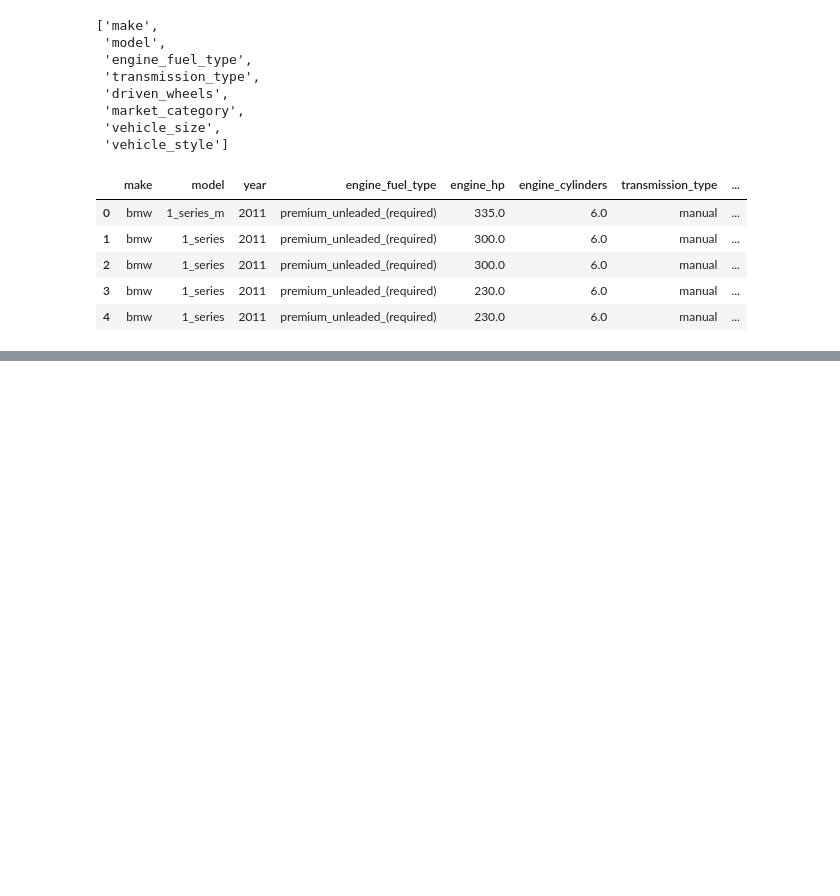
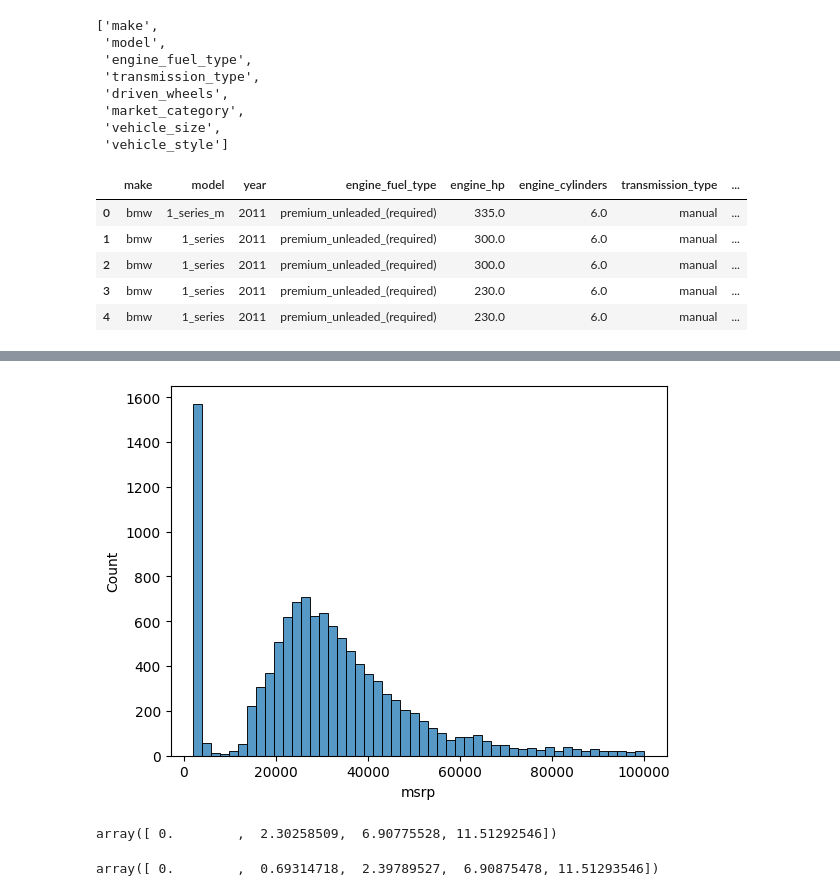
Before and after one commit to 16danielvm/MLZoomCamp, a Jupyter notebook: 02_regression/02_regression.ipynb, the cells around one changed output, grey strips where cells are left out. Saved outputs shown, nothing was run; the diff lists cells and outputs as text; code cells hidden in the pictures; blank space fills up the shorter version.

```diff
--- a/02_regression/02_regression.ipynb
+++ b/02_regression/02_regression.ipynb
@@ -63,0 +102,14 @@ df.head()
+# %%
+sns.histplot(df.msrp[df.msrp <100000], bins=50)
+plt.show()
+# %% [output]
+[figure, added]
+# %%
+np.log([1,10,1000,100000])
+# %% [output]
+array([ 0.        ,  2.30258509,  6.90775528, 11.51292546])
+# %%
+#log1p es una función que hace lo mismo que log pero para números muy pequeños suma 1 para evitar errores de redondeo
+np.log1p([0,1,10,1000,100000])
+# %% [output]
+array([ 0.        ,  0.69314718,  2.39789527,  6.90875478, 11.51293546])
```
Also changed, not shown: parts of 11 cells of this notebook.
